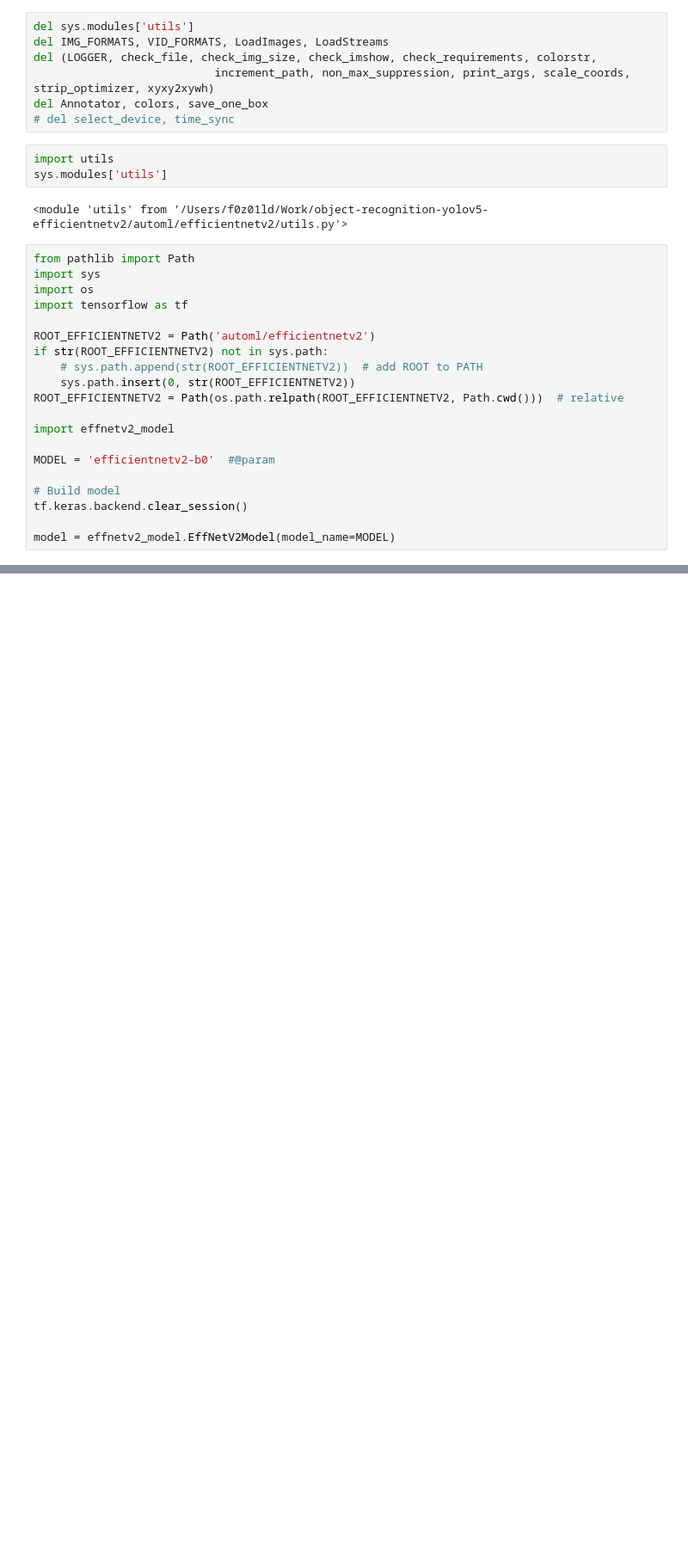
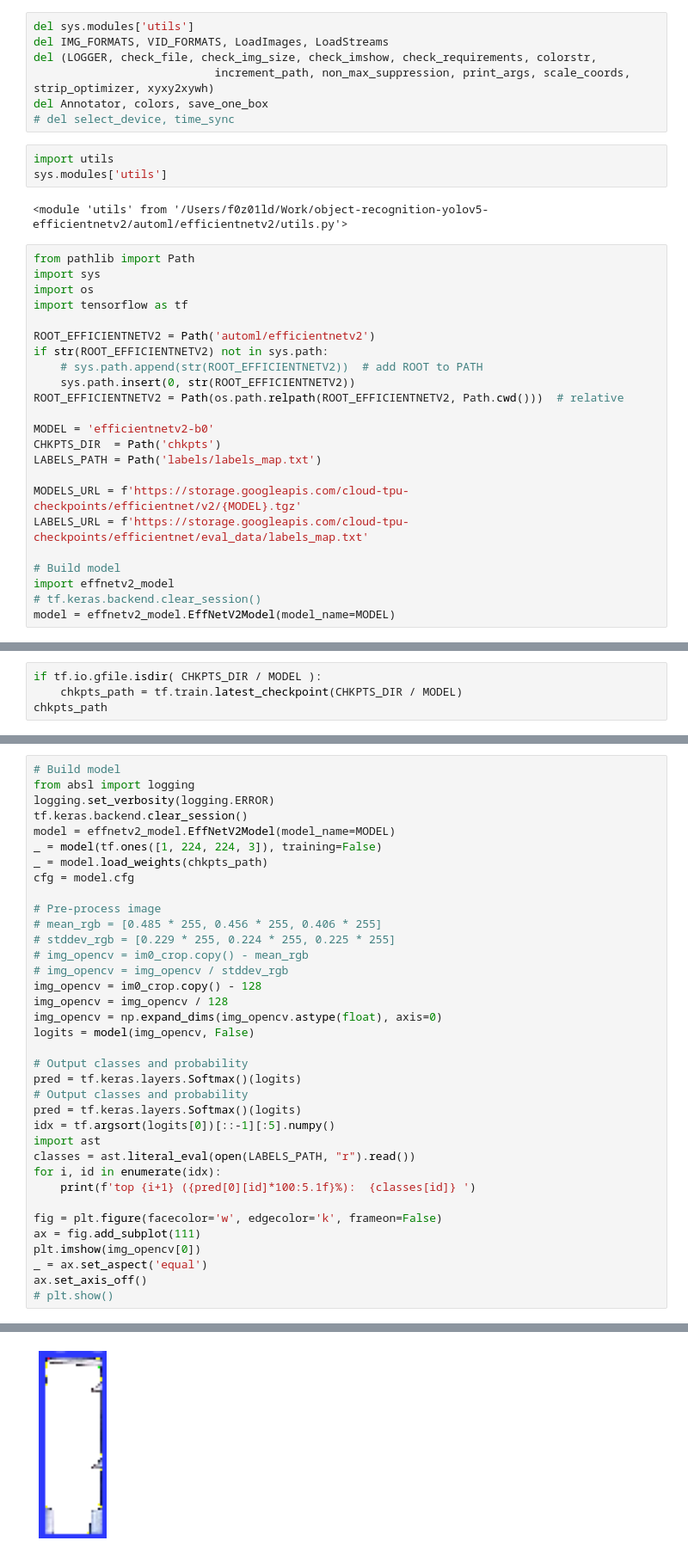
Before and after one commit to datasith/ds-experiments-yolov5-efficientnetv2, a Jupyter notebook: demo.ipynb, the cells around one changed output, grey strips where cells are left out. Shown at 86% size. Saved outputs shown, nothing was run; the diff lists cells and outputs as text; blank space fills up the shorter version.

```diff
--- a/demo.ipynb
+++ b/demo.ipynb
@@ -240,11 +230,14 @@ if str(ROOT_EFFICIENTNETV2) not in sys.path:
     sys.path.insert(0, str(ROOT_EFFICIENTNETV2))
 ROOT_EFFICIENTNETV2 = Path(os.path.relpath(ROOT_EFFICIENTNETV2, Path.cwd()))  # relative
 
-import effnetv2_model
+MODEL = 'efficientnetv2-b0'
+CHKPTS_DIR  = Path('chkpts')
+LABELS_PATH = Path('labels/labels_map.txt')
 
-MODEL = 'efficientnetv2-b0'  #@param
+MODELS_URL = f'https://storage.googleapis.com/cloud-tpu-checkpoints/efficientnet/v2/{MODEL}.tgz'
+LABELS_URL = f'https://storage.googleapis.com/cloud-tpu-checkpoints/efficientnet/eval_data/labels_map.txt'
 
 # Build model
-tf.keras.backend.clear_session()
-
+import effnetv2_model
+# tf.keras.backend.clear_session()
 model = effnetv2_model.EffNetV2Model(model_name=MODEL)
@@ -294,0 +253,4 @@ NameError: name 'chkpts_path' is not defined
+# %%
+if tf.io.gfile.isdir( CHKPTS_DIR / MODEL ):
+    chkpts_path = tf.train.latest_checkpoint(CHKPTS_DIR / MODEL)
+chkpts_path
@@ -294,0 +259,37 @@ NameError: name 'chkpts_path' is not defined
+# %%
+# Build model
+from absl import logging
+logging.set_verbosity(logging.ERROR)
+tf.keras.backend.clear_session()
+model = effnetv2_model.EffNetV2Model(model_name=MODEL)
+_ = model(tf.ones([1, 224, 224, 3]), training=False)
+_ = model.load_weights(chkpts_path)
+cfg = model.cfg
+
+# Pre-process image
+# mean_rgb = [0.485 * 255, 0.456 * 255, 0.406 * 255]
+# stddev_rgb = [0.229 * 255, 0.224 * 255, 0.225 * 255]
+# img_opencv = im0_crop.copy() - mean_rgb
+# img_opencv = img_opencv / stddev_rgb
+img_opencv = im0_crop.copy() - 128
+img_opencv = img_opencv / 128
+img_opencv = np.expand_dims(img_opencv.astype(float), axis=0)
+logits = model(img_opencv, False)
+
+# Output classes and probability
+pred = tf.keras.layers.Softmax()(logits)
+# Output classes and probability
+pred = tf.keras.layers.Softmax()(logits)
+idx = tf.argsort(logits[0])[::-1][:5].numpy()
+import ast
+classes = ast.literal_eval(open(LABELS_PATH, "r").read())
+for i, id in enumerate(idx):
+    print(f'top {i+1} ({pred[0][id]*100:5.1f}%):  {classes[id]} ')
+
+fig = plt.figure(facecolor='w', edgecolor='k', frameon=False)
+ax = fig.add_subplot(111)
+plt.imshow(img_opencv[0])
+_ = ax.set_aspect('equal')
+ax.set_axis_off()
+# plt.show()
+# %% [output]
@@ -294,0 +302 @@ NameError: name 'chkpts_path' is not defined
+[figure, added]
```
Also changed, not shown: parts of 8 cells of this notebook, 1 other file.
